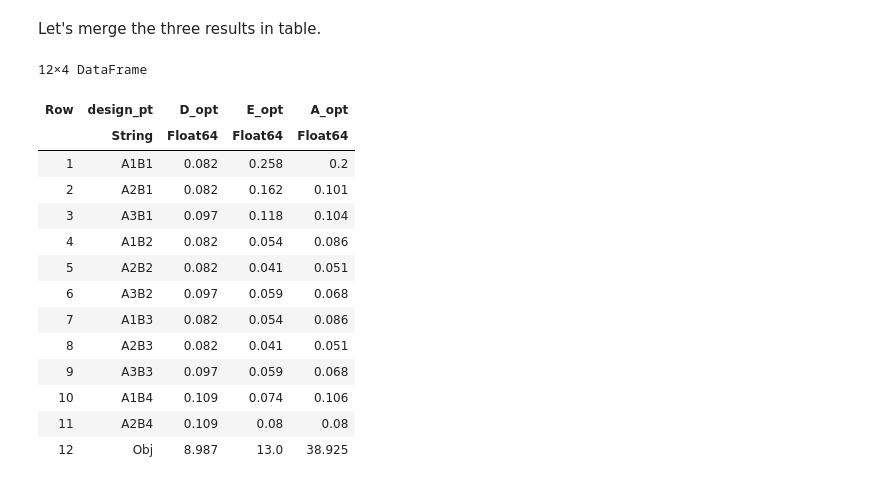
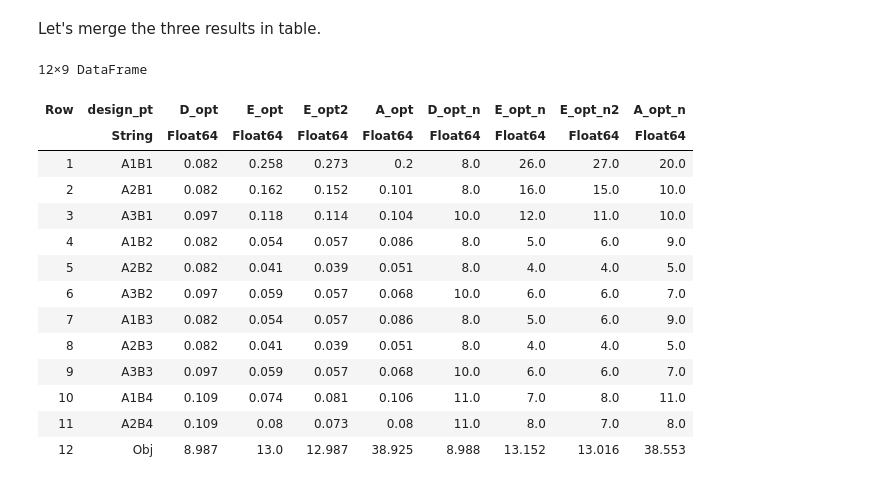
Before and after one commit to Tomoki-Okuno/biostat-m257-2024-spring, a Jupyter notebook: hw5/hw05sol.ipynb, the cells around one changed output. Saved outputs shown, nothing was run; the diff lists cells and outputs as text; code cells hidden in the pictures.

```diff
--- a/hw5/hw05sol.ipynb
+++ b/hw5/hw05sol.ipynb
@@ -342,0 +358,5 @@ true
+# %%
+E_opt_n = round.(p.value * 100, digits = 0)
+display(E_opt_n)
+E_opt_obj_n = 1 / eigmin(transpose(C) * Diagonal(vec(E_opt_n) / 100) * C)
+E_opt_obj_n = round(E_opt_obj_n, digits = 3)
@@ -342,0 +387,17 @@ true
+# %%
+problem = minimize(- eigmin(V⁻¹))
+# problem.constraints += p .>= 0
+problem.constraints += sum(p) == 1
+problem
+
+const MOI = MathOptInterface
+solver = Hypatia.Optimizer()
+MOI.set(solver, MOI.RawOptimizerAttribute("verbose"), 0)
+
+@time solve!(problem, solver)
+
+# Check the status, optimal value
+E_opt_obj2 = round(problem.optval, digits = 3)
+E_opt_p2 = round.(p.value, digits = 3)
+println("Obj = ", E_opt_obj2)
+vcat(E_opt_p2, [E_opt_obj2])
@@ -342,0 +422,6 @@ true
+# %%
+# convert p to integer n
+E_opt_n2 = round.(p.value * 100, digits = 0)
+display(E_opt_n2)
+E_opt_obj_n2 = 1 / eigmin(transpose(C) * Diagonal(vec(E_opt_n2) / 100) * C)
+E_opt_obj_n2 = round(E_opt_obj_n2, digits = 3)
@@ -382,3 +481,9 @@ Obj = 38.925
 sum(p.value) ≈ 1.0
 # %% [output]
 true
+# %%
+# convert p to integer n
+A_opt_n = round.(p.value * 100, digits = 0)
+display(A_opt_n)
+A_opt_obj_n = trace_mpower(transpose(C) * Diagonal(vec(A_opt_n) / 100) * C, -1, Matrix{Float64}(I, 6, 6))
+A_opt_obj_n = round(A_opt_obj_n, digits = 3)
@@ -387,34 +506,39 @@ Let's merge the three results in table.
 # %%
 using DataFrames
 treatment = [
     "A1B1", "A2B1", "A3B1",
     "A1B2", "A2B2", "A3B2",
     "A1B3", "A2B3", "A3B3",
     "A1B4", "A2B4", "Obj"
 ]
 
 df_Q2 = DataFrame(
     design_pt = treatment,
-    D_opt   = vcat(D_opt_p, [D_opt_obj])[:],
-    E_opt   = vcat(E_opt_p, [E_opt_obj])[:],
-    A_opt   = vcat(A_opt_p, [A_opt_obj])[:]
+    D_opt   = vcat(D_opt_p,  [D_opt_obj])[:],
+    E_opt   = vcat(E_opt_p,  [E_opt_obj])[:],
+    E_opt2  = vcat(E_opt_p2, [- 1 / E_opt_obj2])[:],
+    A_opt   = vcat(A_opt_p,  [A_opt_obj])[:],
+    D_opt_n = vcat(D_opt_n,  [D_opt_obj_n])[:],
+    E_opt_n = vcat(E_opt_n,  [E_opt_obj_n])[:],
+    E_opt_n2 = vcat(E_opt_n2, [E_opt_obj_n2])[:],
+    A_opt_n = vcat(A_opt_n,  [A_opt_obj_n])[:]
 )
 # %% [output]
-12×4 DataFrame
+12×9 DataFrame
-| Row | design_pt | D_opt | E_opt | A_opt |
-|  | String | Float64 | Float64 | Float64 |
-| 1 | A1B1 | 0.082 | 0.258 | 0.2 |
-| 2 | A2B1 | 0.082 | 0.162 | 0.101 |
-| 3 | A3B1 | 0.097 | 0.118 | 0.104 |
-| 4 | A1B2 | 0.082 | 0.054 | 0.086 |
-| 5 | A2B2 | 0.082 | 0.041 | 0.051 |
-| 6 | A3B2 | 0.097 | 0.059 | 0.068 |
-| 7 | A1B3 | 0.082 | 0.054 | 0.086 |
-| 8 | A2B3 | 0.082 | 0.041 | 0.051 |
-| 9 | A3B3 | 0.097 | 0.059 | 0.068 |
-| 10 | A1B4 | 0.109 | 0.074 | 0.106 |
-| 11 | A2B4 | 0.109 | 0.08 | 0.08 |
-| 12 | Obj | 8.987 | 13.0 | 38.925 |
+| Row | design_pt | D_opt | E_opt | E_opt2 | A_opt | D_opt_n | E_opt_n | E_opt_n2 | A_opt_n |
+|  | String | Float64 | Float64 | Float64 | Float64 | Float64 | Float64 | Float64 | Float64 |
+| 1 | A1B1 | 0.082 | 0.258 | 0.273 | 0.2 | 8.0 | 26.0 | 27.0 | 20.0 |
+| 2 | A2B1 | 0.082 | 0.162 | 0.152 | 0.101 | 8.0 | 16.0 | 15.0 | 10.0 |
+| 3 | A3B1 | 0.097 | 0.118 | 0.114 | 0.104 | 10.0 | 12.0 | 11.0 | 10.0 |
+| 4 | A1B2 | 0.082 | 0.054 | 0.057 | 0.086 | 8.0 | 5.0 | 6.0 | 9.0 |
+| 5 | A2B2 | 0.082 | 0.041 | 0.039 | 0.051 | 8.0 | 4.0 | 4.0 | 5.0 |
+| 6 | A3B2 | 0.097 | 0.059 | 0.057 | 0.068 | 10.0 | 6.0 | 6.0 | 7.0 |
+| 7 | A1B3 | 0.082 | 0.054 | 0.057 | 0.086 | 8.0 | 5.0 | 6.0 | 9.0 |
+| 8 | A2B3 | 0.082 | 0.041 | 0.039 | 0.051 | 8.0 | 4.0 | 4.0 | 5.0 |
+| 9 | A3B3 | 0.097 | 0.059 | 0.057 | 0.068 | 10.0 | 6.0 | 6.0 | 7.0 |
+| 10 | A1B4 | 0.109 | 0.074 | 0.081 | 0.106 | 11.0 | 7.0 | 8.0 | 11.0 |
+| 11 | A2B4 | 0.109 | 0.08 | 0.073 | 0.08 | 11.0 | 8.0 | 7.0 | 8.0 |
+| 12 | Obj | 8.987 | 13.0 | 12.987 | 38.925 | 8.988 | 13.152 | 13.016 | 38.553 |
 # %% [markdown]
 ## Q3 (30 pts) Find exact optimal designs
 
```
Also changed, not shown: parts of 22 cells of this notebook.
